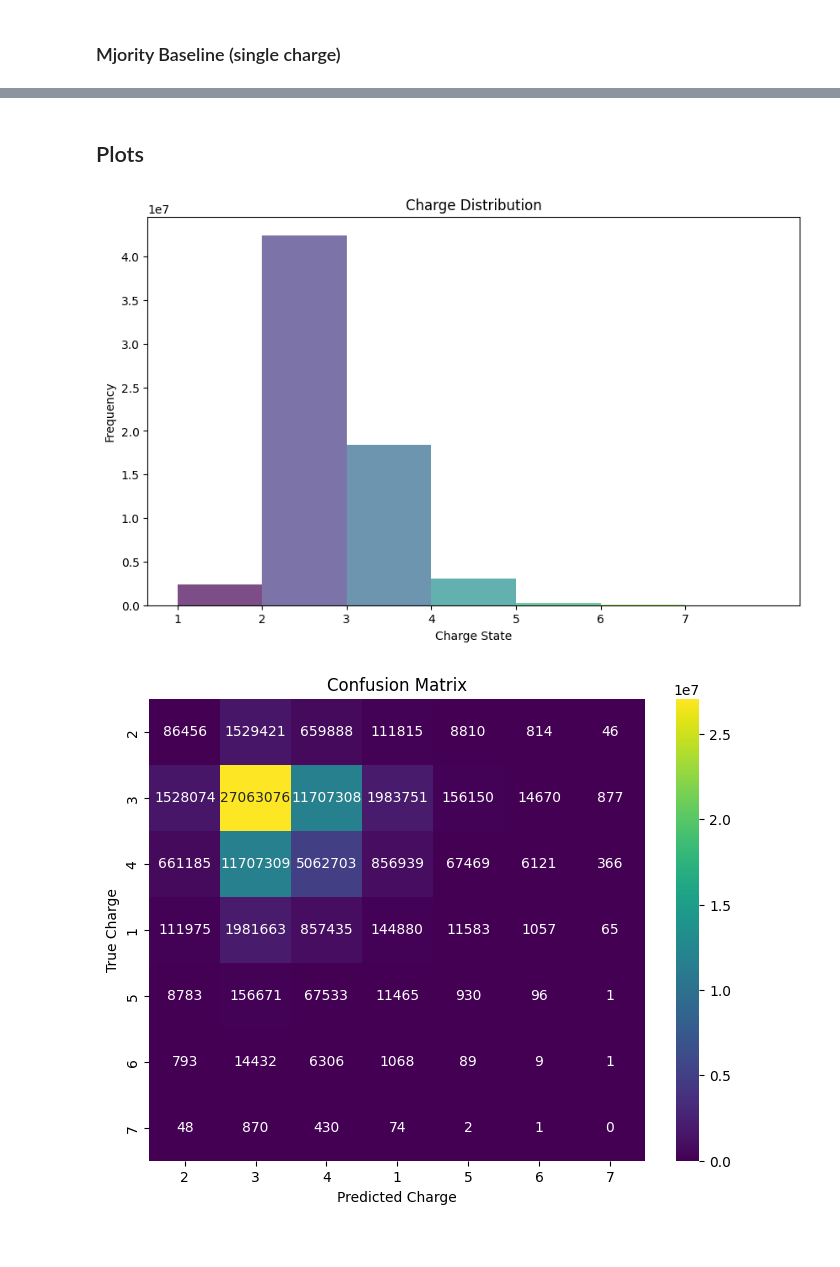
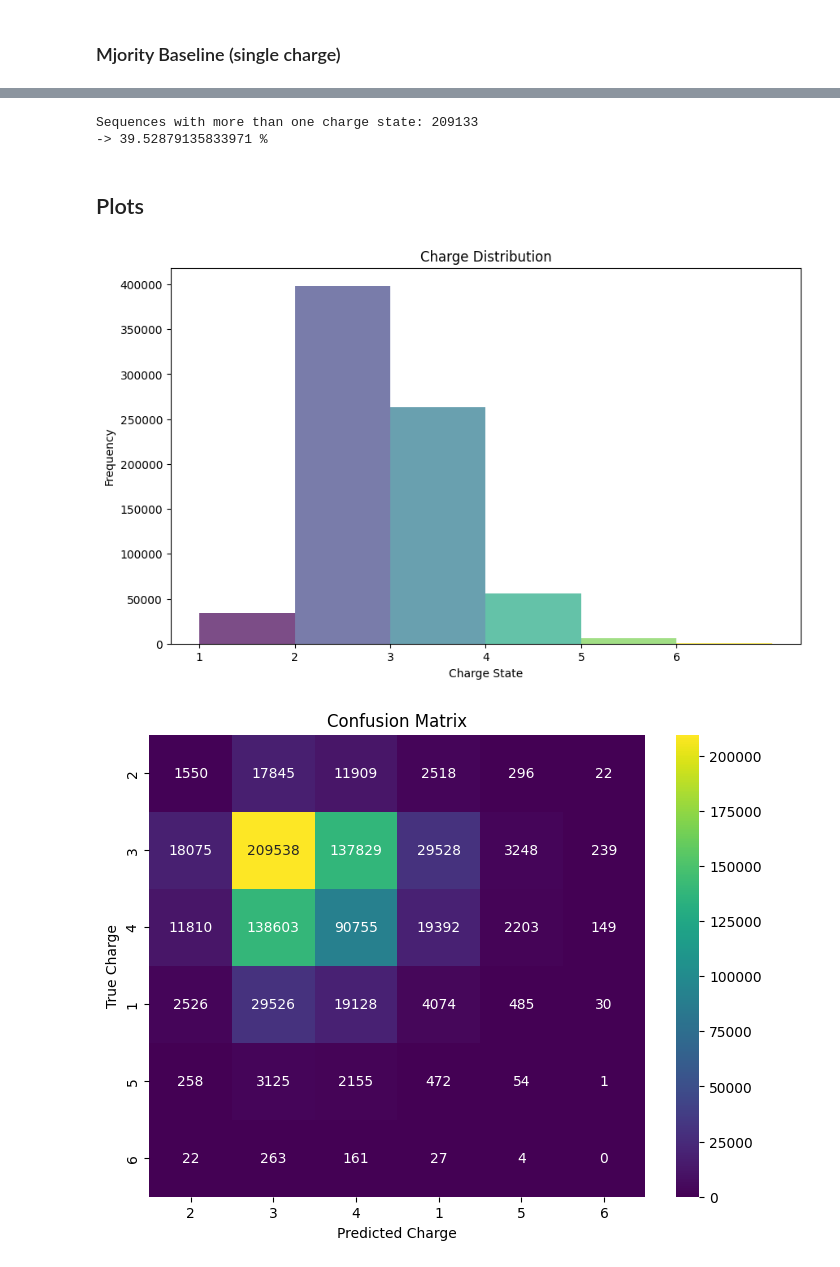
Before and after one commit to wilhelm-lab/dlomix, a Jupyter notebook: baselines.ipynb, the cells around one changed output, grey strips where cells are left out. Drawn from its saved outputs; the diff is of its cells as text; code cells hidden in the pictures.

```diff
--- a/baselines.ipynb
+++ b/baselines.ipynb
@@ -18,7 +39,8 @@ min_charge_state = 1
 max_charge_state = 6
 # %%
 # Generate random charge states for each sequence
-random_predictions = np.random.randint(min_charge_state, max_charge_state+1, size=len(unprocessed_df))
-unprocessed_df['random_prediction'] = random_predictions
-unprocessed_df.head()
+np.random.seed(42)
+random_predictions = np.random.randint(min_charge_state, max_charge_state+1, size=len(processed_data))
+processed_data['random_prediction'] = random_predictions
+processed_data.head()
 # %% [output]
@@ -52,8 +81,8 @@ weighted avg       0.51      0.17      0.23  57013418
 # %% [markdown]
 ### Random predictor with distribution bias
 # %%
-# Calculate the distribution of precursor_charges
-charge_distribution = unprocessed_df['precursor_charge'].value_counts(normalize=False)
+# distribution of precursor_charges
+charge_distribution = processed_data['charge_by_max_intensity'].value_counts(normalize=False)
 
 charge_distribution
 # %% [output]
@@ -71,8 +99,16 @@ Name: count, dtype: int64
 charges = charge_distribution.index.to_list()
 probabilities = charge_distribution.values
 
-# Generate random charge states for each sequence
-random_assigned_charges = np.random.choice(charges, size=len(unprocessed_df), p=probabilities)
-unprocessed_df['biased_random_prediction'] = random_assigned_charges
-unprocessed_df.head()
+# Calculate the sum of the probabilities
+prob_sum = np.sum(probabilities)
+
+# Check if the sum of probabilities is 1
+if not np.isclose(prob_sum, 1):
+    # Normalize the probabilities if their sum is not 1
+    probabilities = probabilities / prob_sum
+
+# Generate random charge with using the normalized probabilities
+random_assigned_charges = np.random.choice(charges, size=len(processed_data), p=probabilities)
+processed_data['biased_random_prediction'] = random_assigned_charges
+processed_data.head()
 # %% [output]
@@ -193,8 +213,17 @@ weighted avg       0.40      0.17      0.22    830376
+# %%
+# Count how many charge_state_vectors actually contain more than one charge state
+processed_data['more_than_one_charge_state'] = processed_data['charge_state_vector'].apply(lambda x: np.sum(x) > 1)
+count_more_than_one = processed_data['more_than_one_charge_state'].sum()
+
+print("Sequences with more than one charge state:", count_more_than_one, "\n->", count_more_than_one / len(processed_data) * 100, "%")
+# %% [output]
+Sequences with more than one charge state: 209133
+-> 39.52879135833971 %
 # %% [markdown]
 ## Plots
 # %%
 # Number of unique charge states
-unique_charges = unprocessed_df['precursor_charge'].nunique()
+unique_charges = processed_data['charge_by_max_intensity'].nunique()
 
 # Extracting colors from the 'viridis' colormap
 colormap = plt.cm.viridis
@@ -202,7 +231,7 @@ colors = [colormap(i) for i in np.linspace(0, 1, unique_charges)]
 
 # Plotting the histogram
 plt.figure(figsize=(10, 6))
-n, bins, patches = plt.hist(unprocessed_df['precursor_charge'], bins=range(1, max(unprocessed_df['precursor_charge']) + 2), color='grey', alpha=0.7, label='Charge Distribution')
+n, bins, patches = plt.hist(processed_data['charge_by_max_intensity'], bins=range(1, max(processed_data['charge_by_max_intensity']) + 2), color='grey', alpha=0.7, label='Charge Distribution')
 
 for patch, color in zip(patches, colors):
     patch.set_facecolor(color)
@@ -210,20 +239,20 @@ for patch, color in zip(patches, colors):
 plt.xlabel('Charge State')
 plt.ylabel('Frequency')
 plt.title('Charge Distribution')
-plt.xticks(range(1, max(unprocessed_df['precursor_charge']) + 1))
+plt.xticks(range(1, max(processed_data['charge_by_max_intensity']) + 1))
 plt.show()
 # %% [output]
-[figure, old version]
+[figure, new version]
 # %%
 # Generate confusion matrix for biased random predictor
-conf_matrix = confusion_matrix(unprocessed_df['precursor_charge'], unprocessed_df['biased_random_prediction'])
+conf_matrix = confusion_matrix(processed_data['charge_by_max_intensity'], processed_data['biased_random_prediction'])
 plt.figure(figsize=(8, 6))
 sns.heatmap(conf_matrix, annot=True, fmt='d', cmap='viridis', xticklabels=charges, yticklabels=charges)
 plt.title('Confusion Matrix')
 plt.xlabel('Predicted Charge')
 plt.ylabel('True Charge')
 plt.show()
 # %% [output]
-[figure, old version]
+[figure, new version]
 # %%
 # Generate confusion matrix for random predictor
```
Also changed, not shown: parts of 27 cells of this notebook.
